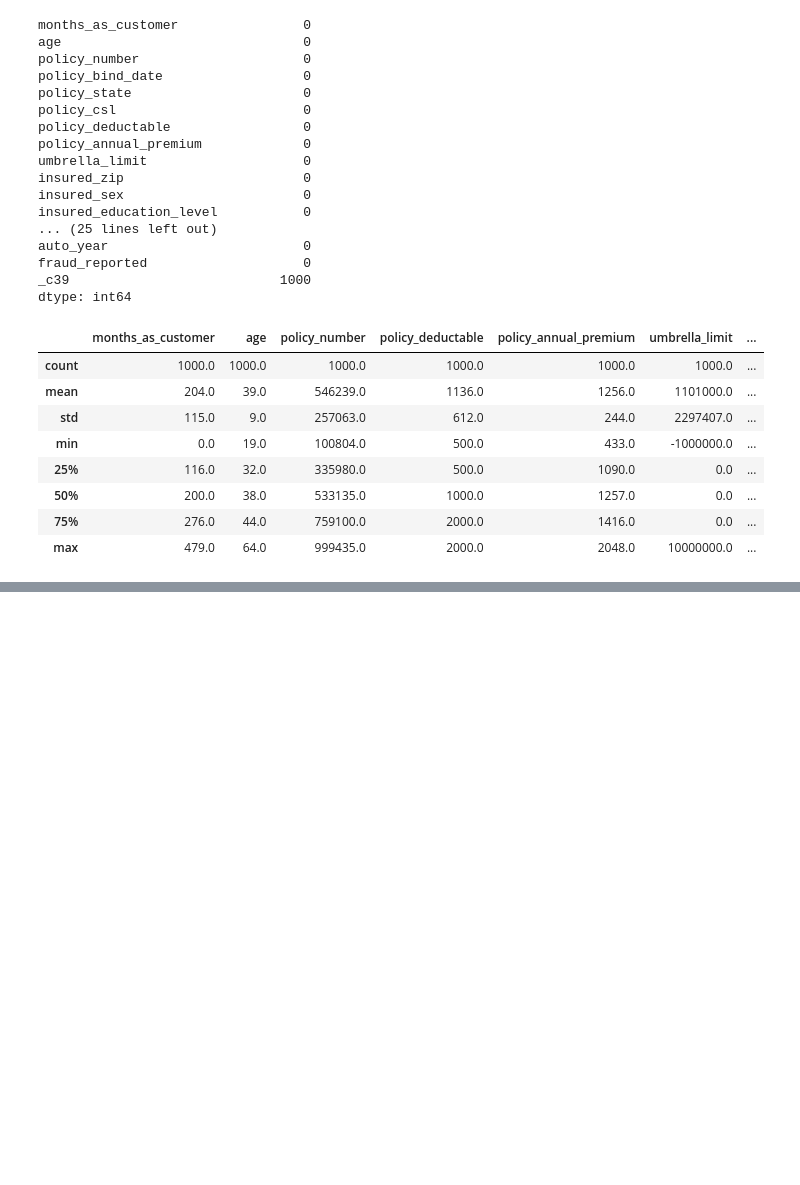
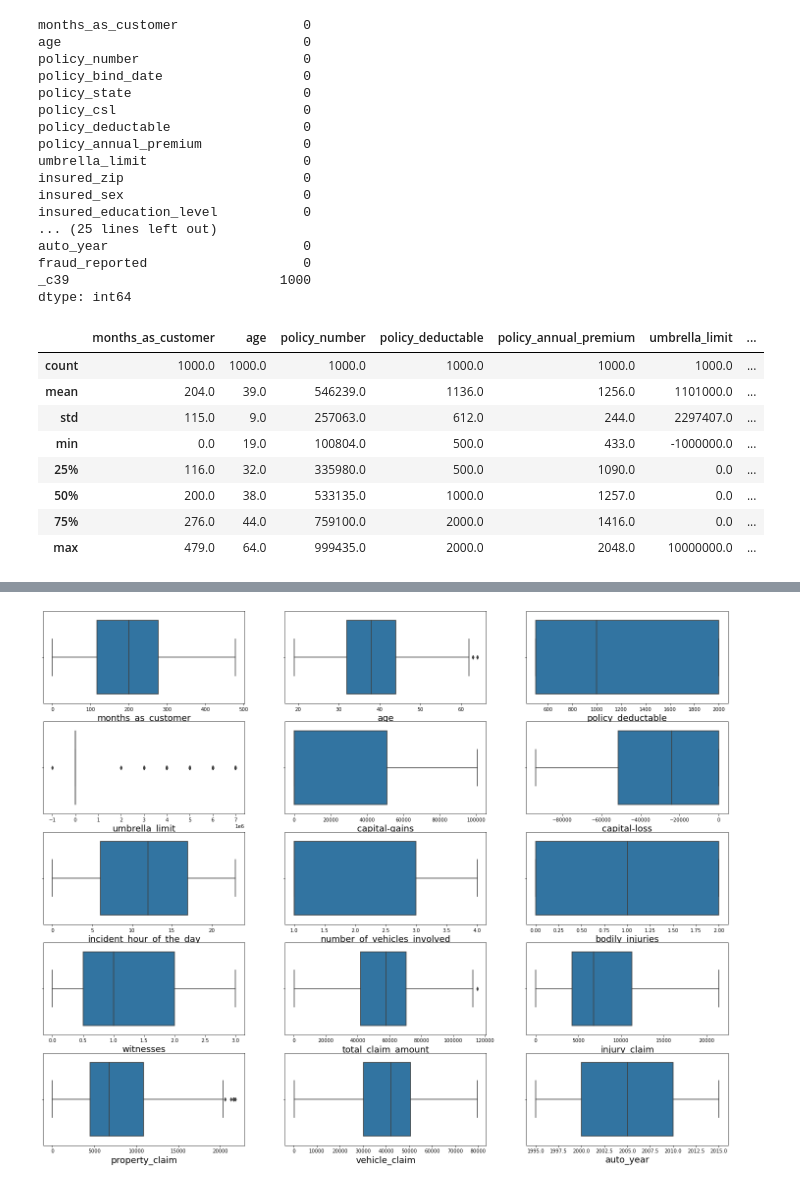
Before and after one commit to zobekenobe/DT-Evaluation-Project, a Jupyter notebook: Project 10.ipynb, the cells around one changed output, grey strips where cells are left out. Drawn from its saved outputs; the diff is of its cells as text; code cells hidden in the pictures; blank space fills up the shorter version.

```diff
--- a/Project 10.ipynb
+++ b/Project 10.ipynb
@@ -106,0 +161,14 @@ for col in high_variance_list:
+# %%
+# checking the altered dataset
+plt.figure(figsize = (25, 20))
+plotnumber = 1
+
+for col in numeric_features:
+    if(plotnumber<16):
+        plt.subplot(5,3,plotnumber)
+        sns.boxplot(test[col], orient = 'h')
+        plt.xlabel(col, fontsize = 18)
+    plotnumber += 1
+plt.show()
+# %% [output]
+[figure, added]
```
Also changed, not shown: parts of 33 cells of this notebook.
